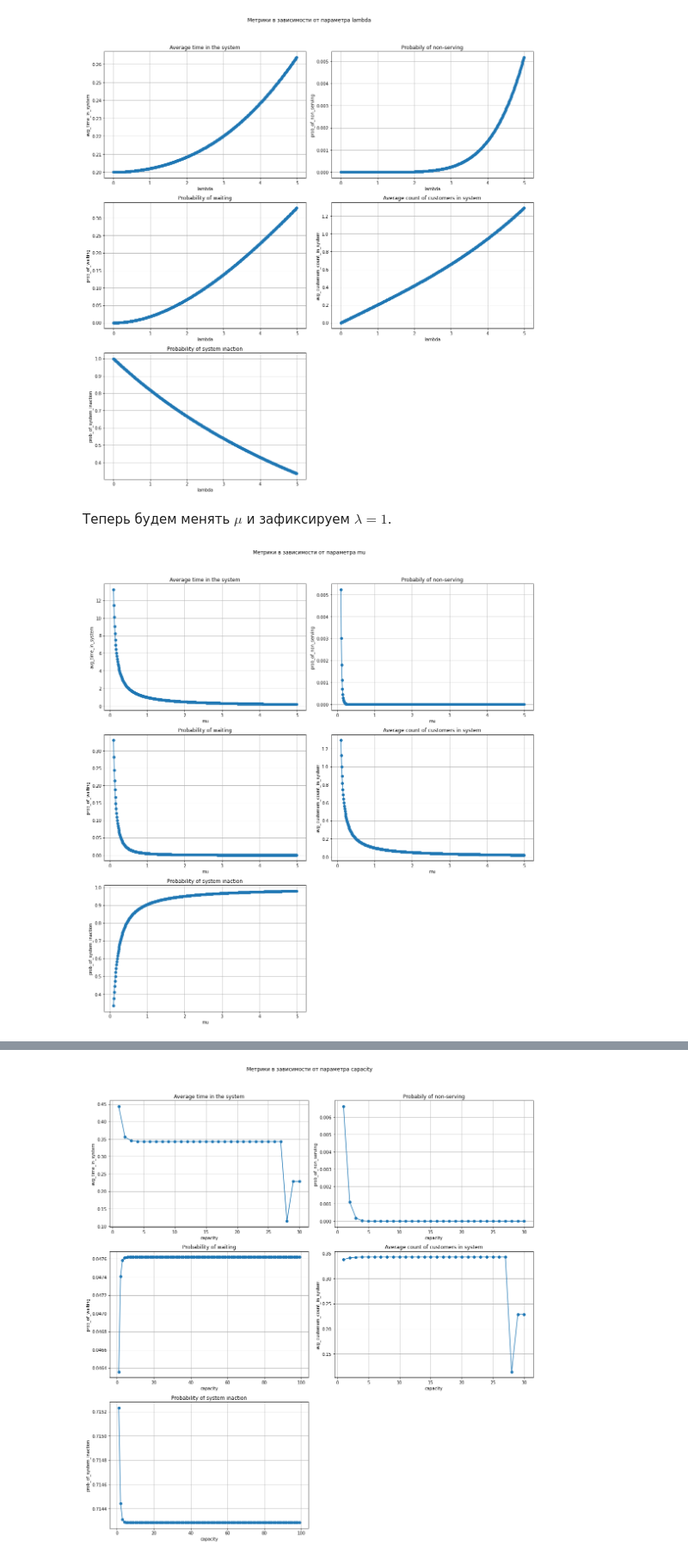
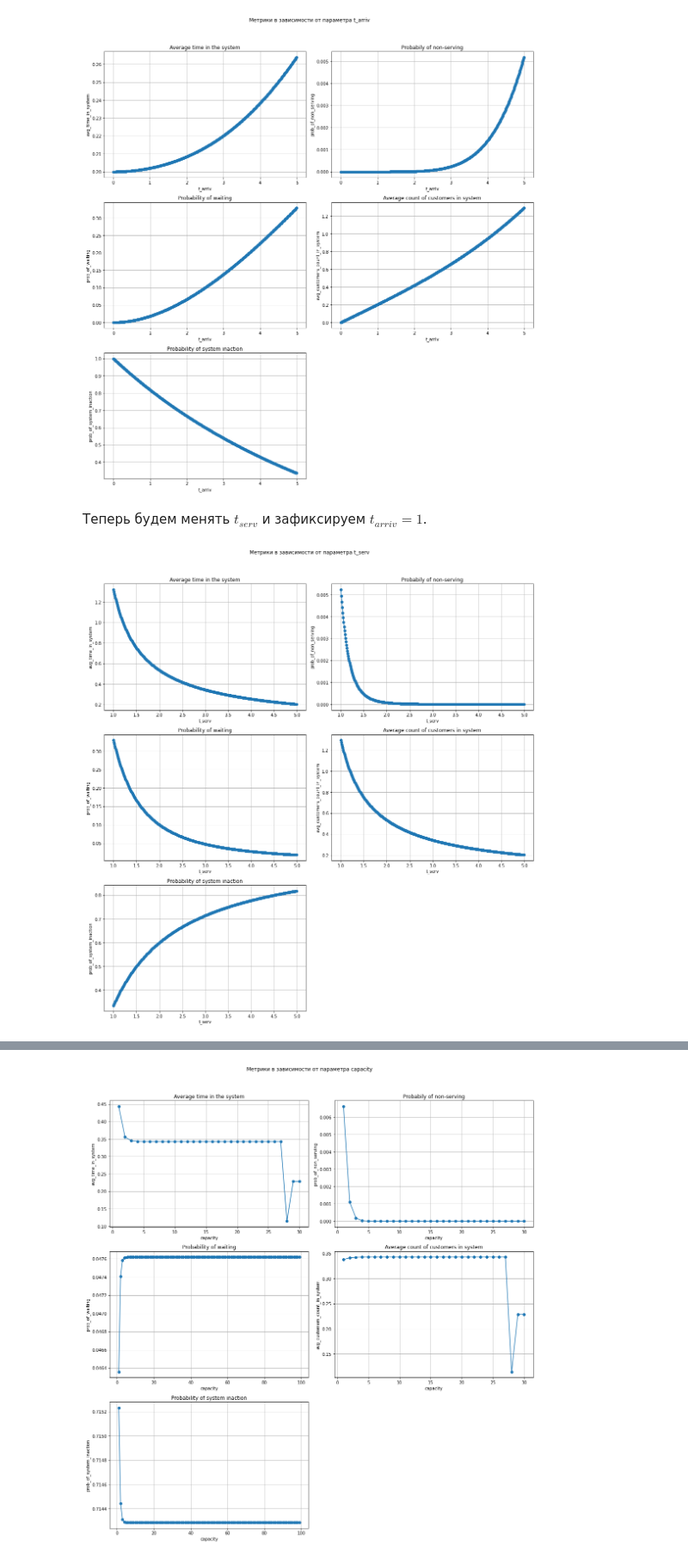
Before and after one commit to avmusatov/Queuing-theory-MMc, a Jupyter notebook: testing.ipynb, the cells around one changed output, grey strips where cells are left out. Shown: that part at 86% size. Drawn from its saved outputs; the diff is of its cells as text; code cells hidden in the pictures.

```diff
--- a/testing.ipynb
+++ b/testing.ipynb
@@ -80,7 +80,7 @@ def draw_metrics(params, test_metrics, param_name):
 # %%
-mu = 5
+t_serv = 5
 int_size = 0.01
-lambdas = np.arange(0, mu, int_size)
+t_arriv_arr = np.arange(0, t_serv, int_size)
 capacity = 5
 
 test_metrics = {
@@ -90,37 +90,37 @@ test_metrics = {
     'avg_customers_count_in_system': list(),
     'prob_of_system_inaction': list()
 }
-for i in range(len(lambdas)):
-    test_metrics['prob_of_non_serving'].append(failure_probability(lambdas[i],mu,capacity))
-    test_metrics['prob_of_waiting'].append(probability_of_waiting(lambdas[i], mu, capacity))
-    test_metrics['avg_customers_count_in_system'].append(avg_number_requirements_in_system(lambdas[i],mu,capacity))
-    test_metrics['avg_time_in_system'].append(avg_time_in_system1(lambdas[i],mu,capacity))
-    test_metrics['prob_of_system_inaction'].append(prob_of_system_inaction(lambdas[i],mu,capacity))
+for t_arriv in t_arriv_arr:
+    test_metrics['prob_of_non_serving'].append(failure_probability(t_arriv,t_serv,capacity))
+    test_metrics['prob_of_waiting'].append(probability_of_waiting(t_arriv, t_serv, capacity))
+    test_metrics['avg_customers_count_in_system'].append(avg_number_requirements_in_system(t_arriv,t_serv,capacity))
+    test_metrics['avg_time_in_system'].append(avg_time_in_system1(t_arriv,t_serv,capacity))
+    test_metrics['prob_of_system_inaction'].append(prob_of_system_inaction(t_arriv,t_serv,capacity))
 
-draw_metrics(lambdas, test_metrics, 'lambda')
+draw_metrics(t_arriv_arr, test_metrics, 't_arriv')
 # %% [output]
 [figure]
 # %% [markdown]
-Теперь будем менять $\mu$ и зафиксируем $\lambda=1$.
+Теперь будем менять $t_{serv}$ и зафиксируем $t_{arriv}=1$.
 # %%
-mu_array = np.arange(0.1, 5, 0.01)
-lambdas = 0.1
+t_serv_arr = np.arange(1, 5, 0.01)
+t_arriv = 1
 capacity = 5
 
 test_metrics = {
     'avg_time_in_system': list(),
     'prob_of_non_serving': list(),
     'prob_of_waiting': list(),
     'avg_customers_count_in_system': list(),
     'prob_of_system_inaction': list()
 }
-for mu in mu_array:
-    test_metrics['prob_of_non_serving'].append(failure_probability(lambdas,mu,capacity))
-    test_metrics['prob_of_waiting'].append(probability_of_waiting(lambdas, mu, capacity))
-    test_metrics['avg_customers_count_in_system'].append(avg_number_requirements_in_system(lambdas,mu,capacity))
-    test_metrics['avg_time_in_system'].append(avg_time_in_system1(lambdas,mu,capacity))
-    test_metrics['prob_of_system_inaction'].append(prob_of_system_inaction(lambdas,mu,capacity))
-draw_metrics(mu_array, test_metrics, 'mu')
+for t_serv in t_serv_arr:
+    test_metrics['prob_of_non_serving'].append(failure_probability(t_arriv,t_serv,capacity))
+    test_metrics['prob_of_waiting'].append(probability_of_waiting(t_arriv, t_serv, capacity))
+    test_metrics['avg_customers_count_in_system'].append(avg_number_requirements_in_system(t_arriv,t_serv,capacity))
+    test_metrics['avg_time_in_system'].append(avg_time_in_system1(t_arriv,t_serv,capacity))
+    test_metrics['prob_of_system_inaction'].append(prob_of_system_inaction(t_arriv,t_serv,capacity))
+draw_metrics(t_serv_arr, test_metrics, 't_serv')
 # %% [output]
-[figure, old version]
+[figure, new version]
 # %% [markdown]
```
Also changed, not shown: parts of 10 cells of this notebook.
